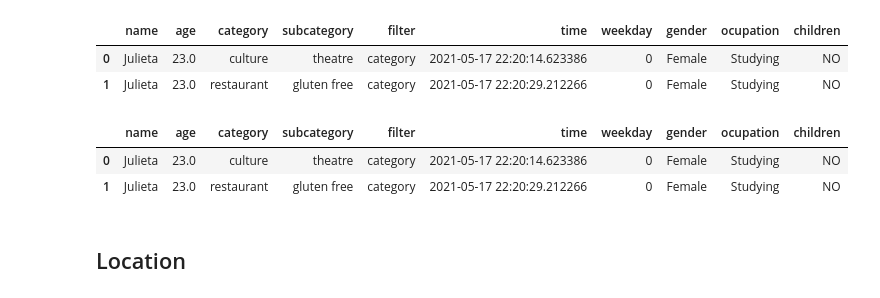
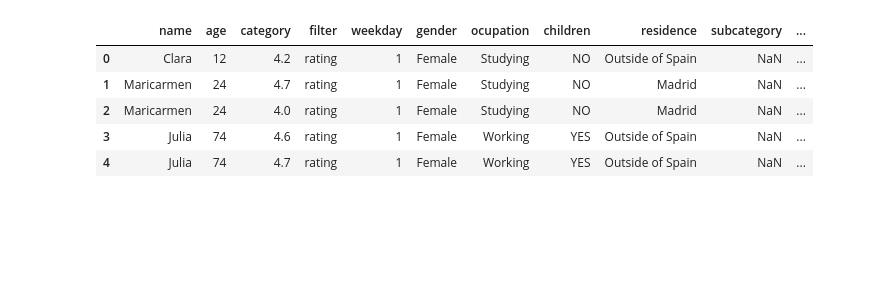
Before and after one commit to julistary/Madplanner-, a Jupyter notebook: estadisticas.ipynb, the cells around one changed output. Drawn from its saved outputs; the diff is of its cells as text; code cells hidden in the pictures; blank space fills up the shorter version.

```diff
--- a/estadisticas.ipynb
+++ b/estadisticas.ipynb
@@ -11,6 +23,20 @@ df_type =  pd.read_csv("preferences/type.csv")
+# %%
+df["day"] = df.apply(lambda row: f"{row['time'][:11]}", axis = 1)
+df["hour"] = df.apply(lambda row: f"{row['time'][11:16]}", axis = 1)
+df["month"] = df.apply(lambda row: f"{row['time'][5:7]}", axis = 1)
+df["moment"] = df.hour.apply(s.daynnite)
+# %%
+df.age = df.age.astype(int)
+# %%
+df.drop(["time"],axis=1, inplace=True)
+# %%
+df.drop_duplicates(inplace=True)
 # %%
-df_cat.head()
+df.head()
 # %% [output]
-|  | name | age | category | subcategory | filter | time | weekday | gender | ocupation | children |
-| 0 | Julieta | 23.0 | culture | theatre | category | 2021-05-17 22:20:14.623386 | 0 | Female | Studying | NO |
-| 1 | Julieta | 23.0 | restaurant | gluten free | category | 2021-05-17 22:20:29.212266 | 0 | Female | Studying | NO |
+|  | name | age | category | filter | weekday | gender | ocupation | children | residence | subcategory | ... |
+| 0 | Clara | 12 | 4.2 | rating | 1 | Female | Studying | NO | Outside of Spain | NaN | ... |
+| 1 | Maricarmen | 24 | 4.7 | rating | 1 | Female | Studying | NO | Madrid | NaN | ... |
+| 2 | Maricarmen | 24 | 4.0 | rating | 1 | Female | Studying | NO | Madrid | NaN | ... |
+| 3 | Julia | 74 | 4.6 | rating | 1 | Female | Working | YES | Outside of Spain | NaN | ... |
+| 4 | Julia | 74 | 4.7 | rating | 1 | Female | Working | YES | Outside of Spain | NaN | ... |
@@ -22,8 +42,0 @@ df_cat.drop(["index"],axis=1,inplace=True)
-# %%
-df_cat
-# %% [output]
-|  | name | age | category | subcategory | filter | time | weekday | gender | ocupation | children |
-| 0 | Julieta | 23.0 | culture | theatre | category | 2021-05-17 22:20:14.623386 | 0 | Female | Studying | NO |
-| 1 | Julieta | 23.0 | restaurant | gluten free | category | 2021-05-17 22:20:29.212266 | 0 | Female | Studying | NO |
-# %% [markdown]
-## Location
```
Also changed, not shown: parts of 30 cells of this notebook, 19 other files.
